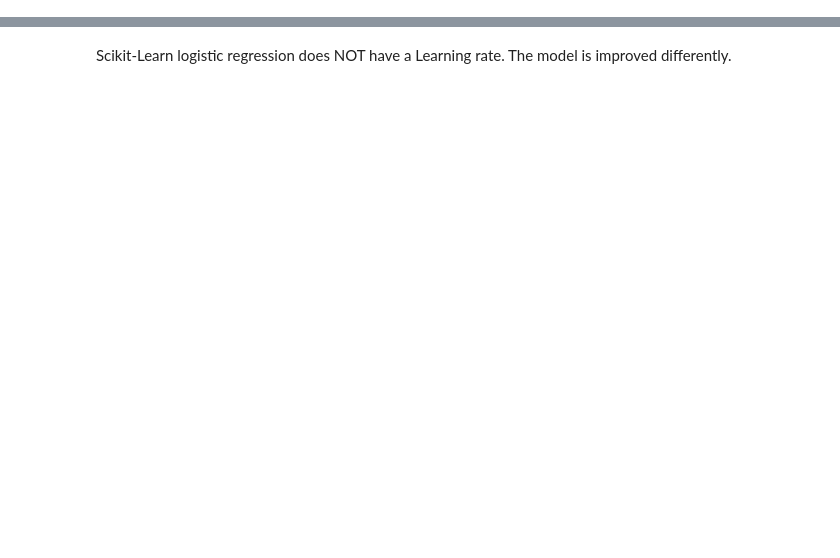
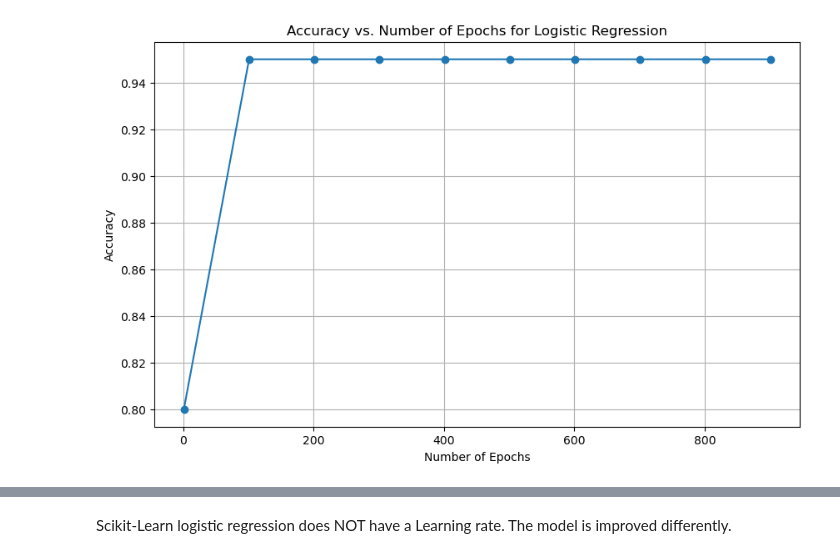
Before and after one commit to sphia-g/ML24UiO, a Jupyter notebook: Project2/logistic_regression.ipynb, the cells around one changed output, grey strips where cells are left out. Saved outputs shown, nothing was run; the diff lists cells and outputs as text; code cells hidden in the pictures; blank space fills up the shorter version.

```diff
--- a/Project2/logistic_regression.ipynb
+++ b/Project2/logistic_regression.ipynb
@@ -192,3 +218,48 @@ plt.show()
+# %%
+#import numpy as np
+#import matplotlib.pyplot as plt
+#from sklearn.model_selection import train_test_split
+
+# Assuming X and y are defined; e.g., loading your dataset
+# X, y = load_your_dataset()  # Load your data here
+
+# Split the dataset into training and testing sets
+#X_train, X_test, y_train, y_test = train_test_split(X, y, test_size=0.2, random_state=42)
+
+# Define a range of epochs to test (e.g., from 1 to 1000)
+n_epochs = np.arange(1, 1001, 100)  # Increment by 10 for smoother plot
+accuracies = []
+
+# Loop through epochs, train the model, and calculate accuracy
+for epochs in n_epochs:
+    # Reinitialize beta for each run
+    initial_beta = np.zeros(X_train.shape[1])
+
+    # Train the model with the specified number of epochs
+    beta_gd = stochastic_gradient_descent(
+        X_train, y_train, initial_beta,
+        learning_rate=learning_rate,
+        n_iterations=epochs,  # Epochs here controls the full dataset passes
+        model=logistic_gradient,
+        batch_size=batch_size,
+        lmbda=lmbda
+    )
+
+    # Predict on the test set and calculate accuracy
+    y_pred = predict(X_test, beta_gd)
+    accuracy = calculate_accuracy(y_test, y_pred)
+    accuracies.append(accuracy)
+
+# Plot accuracy against number of epochs
+plt.figure(figsize=(10, 6))
+plt.plot(n_epochs, accuracies, marker='o')
+plt.xlabel('Number of Epochs')
+plt.ylabel('Accuracy')
+plt.title('Accuracy vs. Number of Epochs for Logistic Regression')
+plt.grid(True)
+plt.show()
+# %% [output]
+[figure, added]
 # %%
 ### Scikit-Learn Logistic regression ###
 
```
Also changed, not shown: parts of 7 cells of this notebook, 3 other files.
